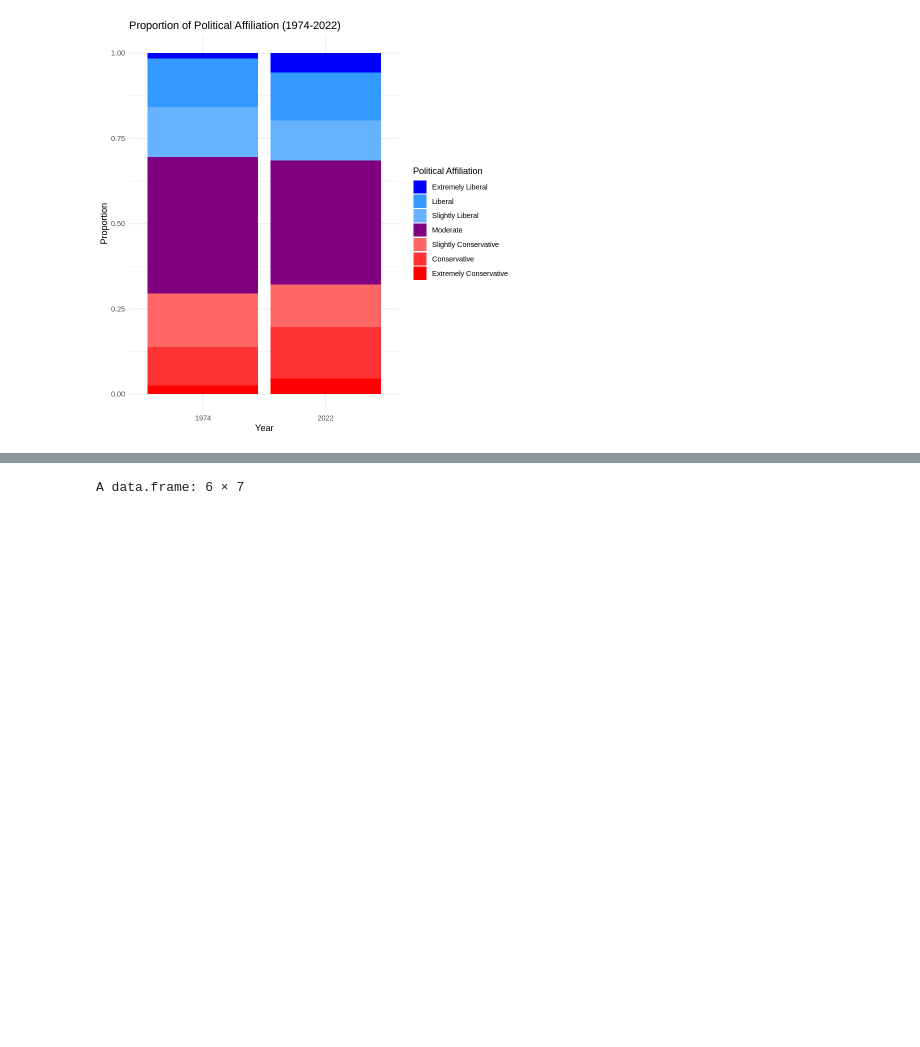
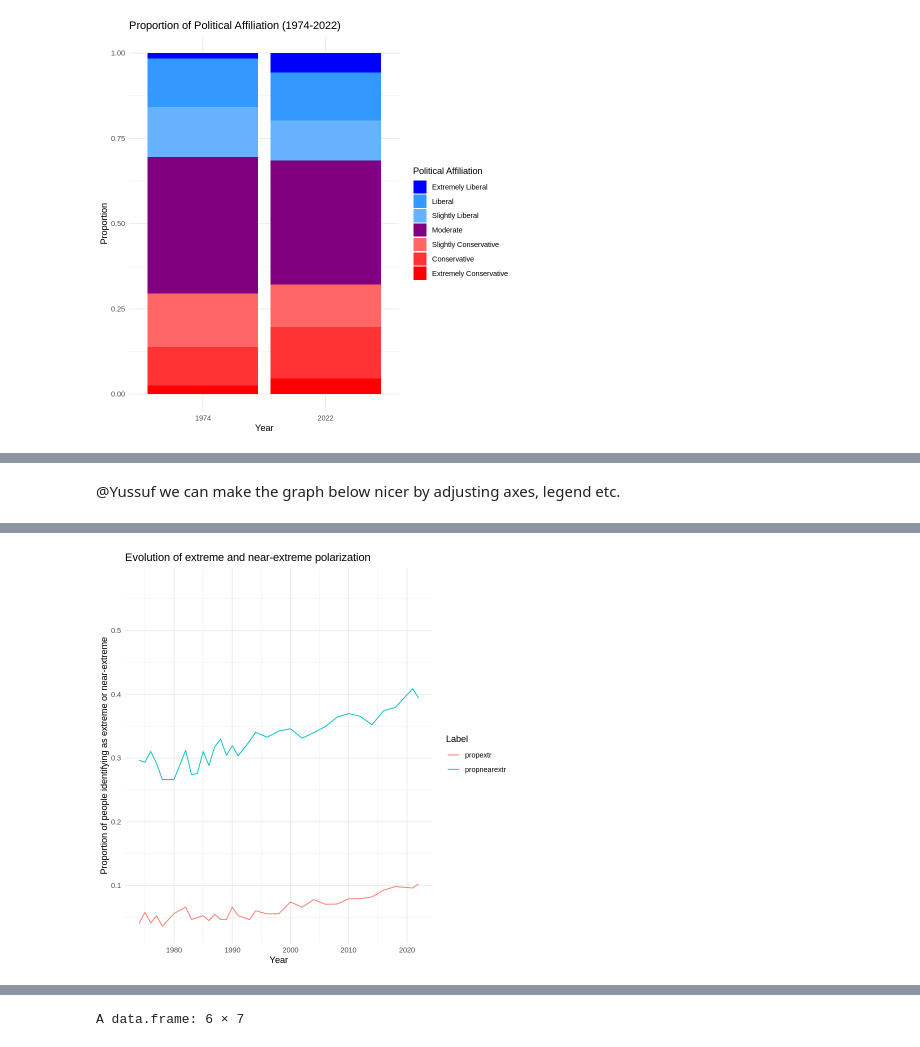
Before and after one commit to ceelkamalayko/API201DFinalExercise, a Jupyter notebook: Final_Exercise_notebook.ipynb, the cells around one changed output, grey strips where cells are left out. Saved outputs shown, nothing was run; the diff lists cells and outputs as text; code cells hidden in the pictures; blank space fills up the shorter version.

```diff
--- a/Final_Exercise_notebook.ipynb
+++ b/Final_Exercise_notebook.ipynb
@@ -89,0 +142,26 @@ ggplot(ready_data, aes(x = factor(Year), y = Proportion, fill = factor(Spectrum)
+# %%
+# Adding rows to track the evolution of the proportion over time
+
+# Adding a total row
+
+dfpolarizationfinal <- cleaned_data %>%
+  bind_rows(summarise(., across(where(is.numeric), sum), across(where(is.character), ~'Total')))
+
+# Adding blank rows for the proportions of extreme and near-extreme
+
+new_row <- dfpolarizationfinal[1,]
+new_row[] <- NA
+new_row$Label <- "propextr"
+dfpolarizationfinal <- rbind(dfpolarizationfinal , new_row)
+
+new_row <- dfpolarizationfinal[1,]
+new_row[] <- NA
+new_row$Label <- "propnearextr"
+dfpolarizationfinal <- rbind(dfpolarizationfinal , new_row)
+
+# Computing the values for these new rows
+
+dfpolarizationfinal[9,-2] <- ( dfpolarizationfinal[1,-2] + dfpolarizationfinal[7,-2] ) / dfpolarizationfinal[8,-2]
+dfpolarizationfinal[10,-2] <- ( dfpolarizationfinal[1,-2] + dfpolarizationfinal[2,-2] + dfpolarizationfinal[6,-2] + dfpolarizationfinal[7,-2] )/ dfpolarizationfinal[8,-2]
+
+dfpolarizationfinal
@@ -89,0 +182,20 @@ ggplot(ready_data, aes(x = factor(Year), y = Proportion, fill = factor(Spectrum)
+# %% [markdown]
+@Yussuf we can make the graph below nicer by adjusting axes, legend etc.
+# %%
+# Grouping variables to be able to show several lines
+
+linegraph <- dfpolarizationfinal %>%
+  filter(Label == "propextr" | Label == "propnearextr") %>%
+  pivot_longer(,cols = -2, names_to = "Year", values_to = "Proportion")
+#  linegraph
+
+linegraph$Year <- as.numeric(as.character(linegraph$Year))
+
+# Plotting graph
+linegraph %>%
+  ggplot(aes(x=Year , y = Proportion, group = Label , color = Label)) +
+  geom_line() +
+  labs(title = "Evolution of extreme and near-extreme polarization", x = "Year",
+        y = "Proportion of people identifying as extreme or near-extreme", fill= "Type of digital media") +
+  theme_minimal()
+# %% [output]
@@ -89,0 +206 @@ ggplot(ready_data, aes(x = factor(Year), y = Proportion, fill = factor(Spectrum)
+[figure, added]
```
Also changed, not shown: parts of 51 cells of this notebook.
